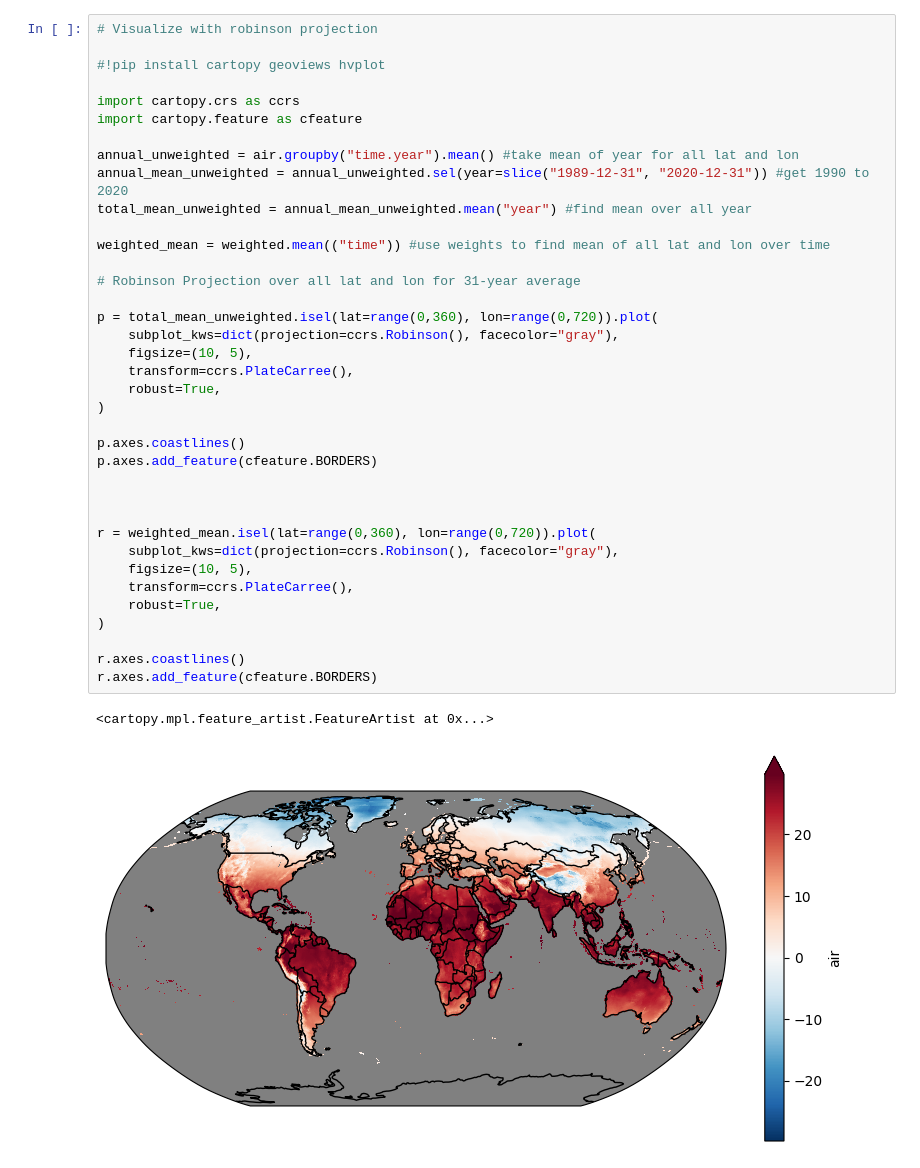
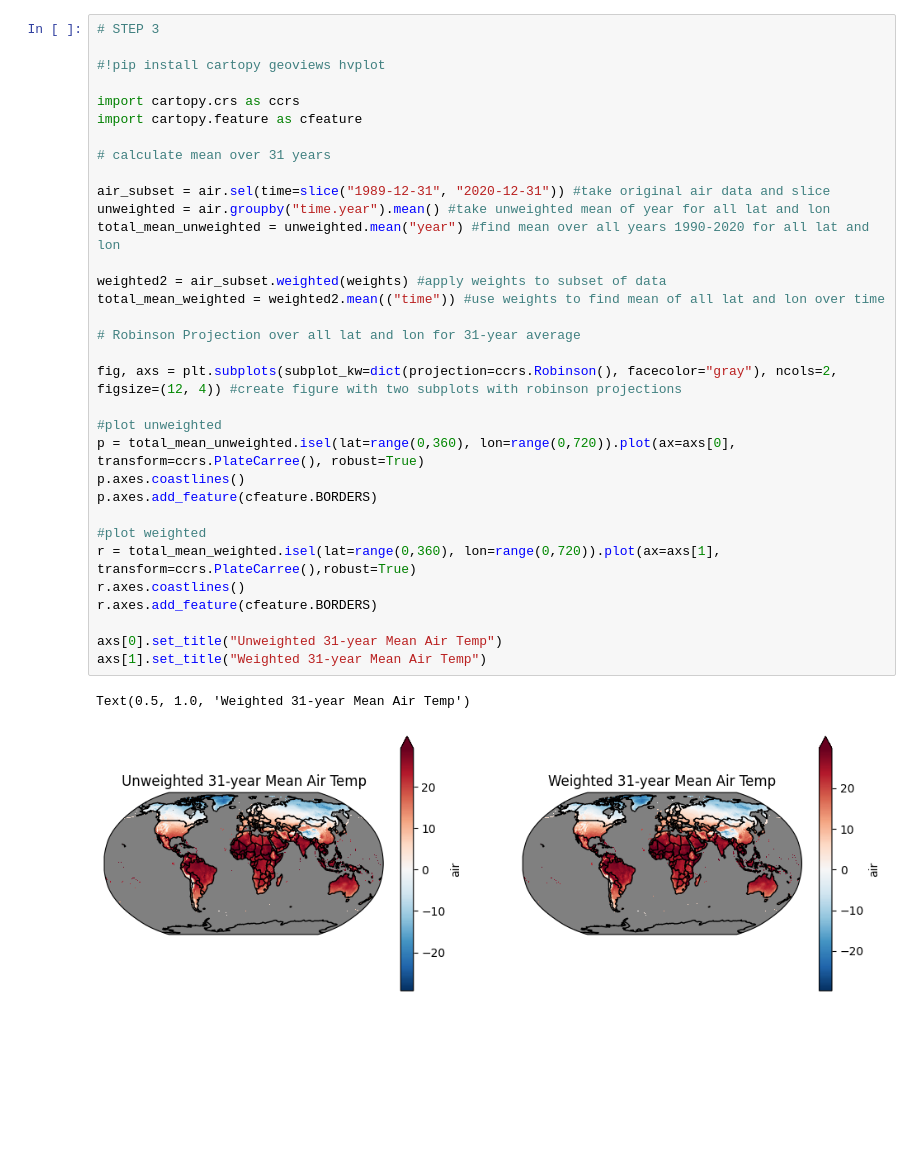
Before and after one commit to emmstrick/FWE458, a Jupyter notebook: Homework_6/Homework_6.ipynb, the cells around one changed output. Cells and saved outputs as stored; diff of their text form; blank space fills up the shorter version.

```diff
--- a/Homework_6/Homework_6.ipynb
+++ b/Homework_6/Homework_6.ipynb
@@ -94,40 +93,36 @@ plt.legend()
 # %%
-# Visualize with robinson projection
+# STEP 3
 
 #!pip install cartopy geoviews hvplot
 
 import cartopy.crs as ccrs
 import cartopy.feature as cfeature
 
-annual_unweighted = air.groupby("time.year").mean() #take mean of year for all lat and lon
-annual_mean_unweighted = annual_unweighted.sel(year=slice("1989-12-31", "2020-12-31")) #get 1990 to 2020
-total_mean_unweighted = annual_mean_unweighted.mean("year") #find mean over all year
+# calculate mean over 31 years
 
-weighted_mean = weighted.mean(("time")) #use weights to find mean of all lat and lon over time
+air_subset = air.sel(time=slice("1989-12-31", "2020-12-31")) #take original air data and slice
+unweighted = air.groupby("time.year").mean() #take unweighted mean of year for all lat and lon
+total_mean_unweighted = unweighted.mean("year") #find mean over all years 1990-2020 for all lat and lon
+
+weighted2 = air_subset.weighted(weights) #apply weights to subset of data
+total_mean_weighted = weighted2.mean(("time")) #use weights to find mean of all lat and lon over time
 
 # Robinson Projection over all lat and lon for 31-year average
 
-p = total_mean_unweighted.isel(lat=range(0,360), lon=range(0,720)).plot(
-    subplot_kws=dict(projection=ccrs.Robinson(), facecolor="gray"),
-    figsize=(10, 5),
-    transform=ccrs.PlateCarree(),
-    robust=True,
-)
+fig, axs = plt.subplots(subplot_kw=dict(projection=ccrs.Robinson(), facecolor="gray"), ncols=2, figsize=(12, 4)) #create figure with two subplots with robinson projections
 
+#plot unweighted
+p = total_mean_unweighted.isel(lat=range(0,360), lon=range(0,720)).plot(ax=axs[0], transform=ccrs.PlateCarree(), robust=True)
 p.axes.coastlines()
 p.axes.add_feature(cfeature.BORDERS)
 
-
-
-r = weighted_mean.isel(lat=range(0,360), lon=range(0,720)).plot(
-    subplot_kws=dict(projection=ccrs.Robinson(), facecolor="gray"),
-    figsize=(10, 5),
-    transform=ccrs.PlateCarree(),
-    robust=True,
-)
-
+#plot weighted
+r = total_mean_weighted.isel(lat=range(0,360), lon=range(0,720)).plot(ax=axs[1], transform=ccrs.PlateCarree(),robust=True)
 r.axes.coastlines()
 r.axes.add_feature(cfeature.BORDERS)
+
+axs[0].set_title("Unweighted 31-year Mean Air Temp")
+axs[1].set_title("Weighted 31-year Mean Air Temp")
 # %% [output]
-<cartopy.mpl.feature_artist.FeatureArtist at 0x...>
+Text(0.5, 1.0, 'Weighted 31-year Mean Air Temp')
-[figure, old version]
+[figure, new version]
```
Also changed, not shown: parts of 3 cells of this notebook.
